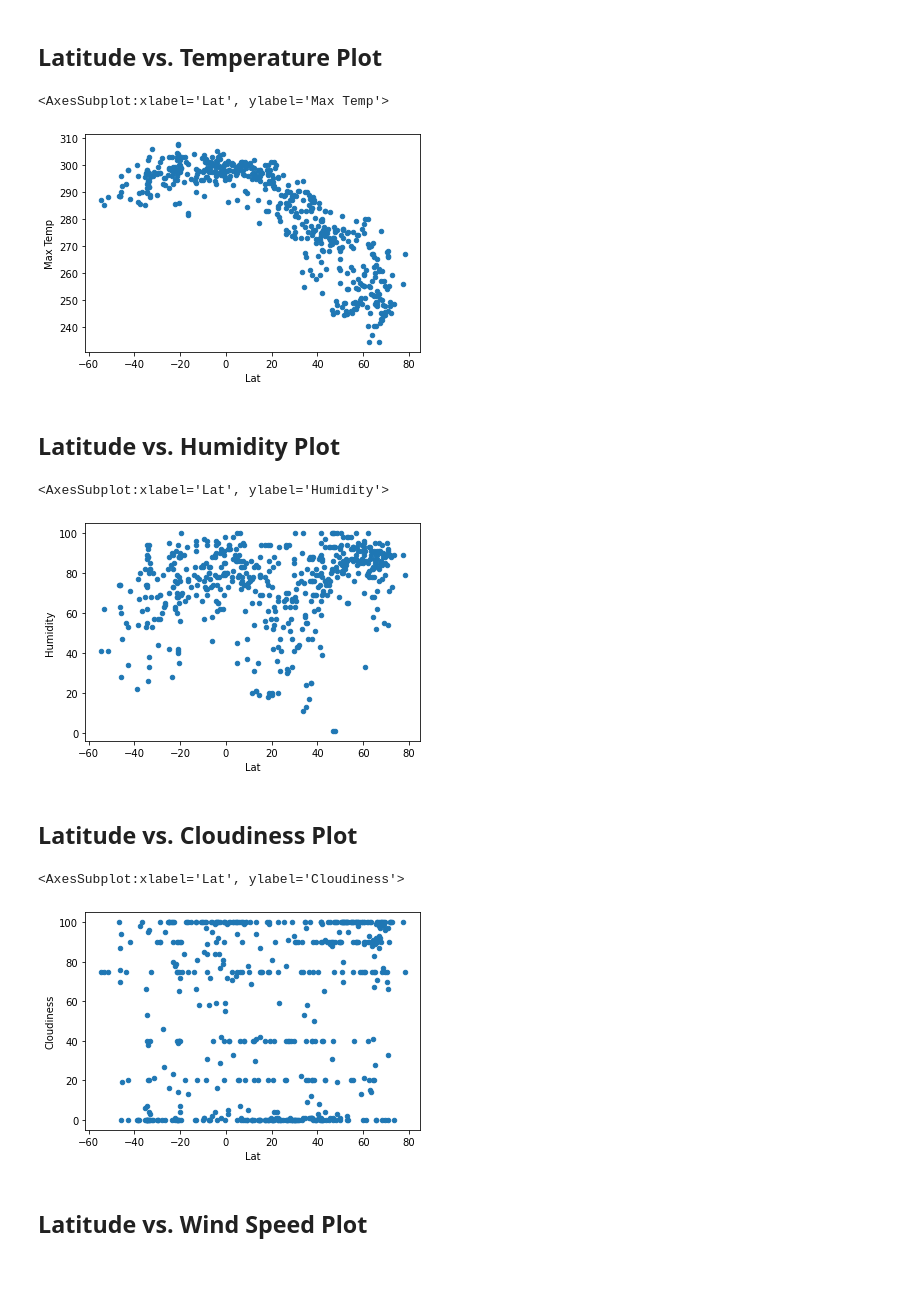
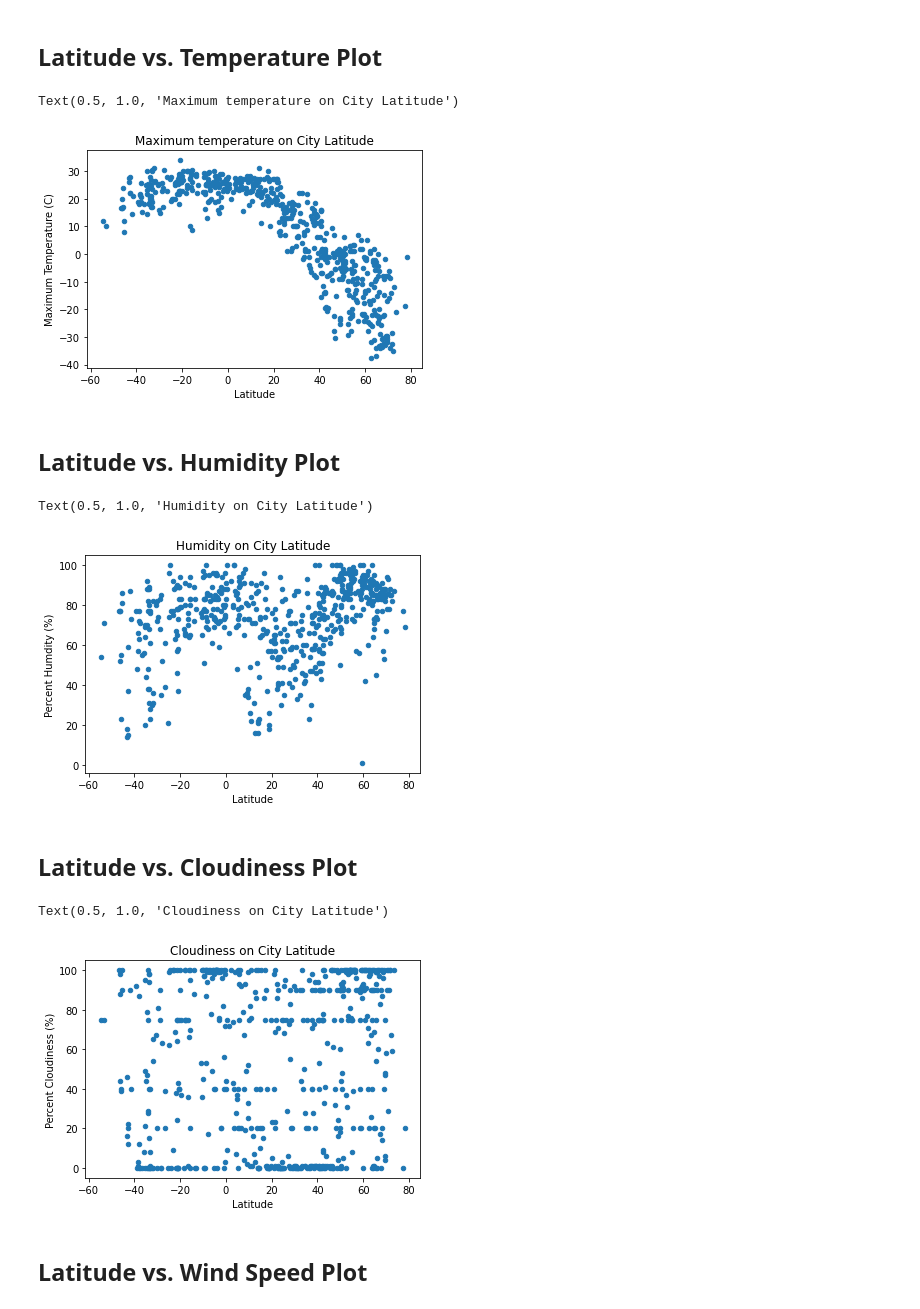
Before and after one commit to tolgacaglar/python-api-challenge, a Jupyter notebook: src/WeatherPy.ipynb, the cells around one changed output. Saved outputs shown, nothing was run; the diff lists cells and outputs as text; code cells hidden in the pictures; blank space fills up the shorter version.

Commit message:
Saving data to csv and plotting for WeatherPy

```diff
--- a/src/WeatherPy.ipynb
+++ b/src/WeatherPy.ipynb
@@ -22,7 +22,7 @@ from api_keys import weather_api_key
 from citipy import citipy
 
 # Output File (CSV)
-output_data_file = "output_data/cities.csv"
+output_data_file = "../output_data/cities.csv"
 
 # Range of latitudes and longitudes
 lat_range = (-90, 90)
@@ -160,3 +160,5 @@ city_data_df.to_csv(csv_path, index_label="City_ID")
+# %%
+city_data_df = pd.read_csv(output_data_file)
 # %% [markdown]
 ## Inspect the data and remove the cities where the humidity > 100%.
 ----
@@ -181,23 +183,32 @@ clean_city_data_df = city_data_df.drop(index = index_of_nonphys_humidity , inpla
 # %% [markdown]
 ## Latitude vs. Temperature Plot
 # %%
-clean_city_data_df.plot(kind="scatter", x="Lat", y="Max Temp")
+ax = clean_city_data_df.plot(kind="scatter", x="Lat", y="Max Temp")
+ax.set_xlabel("Latitude")
+ax.set_ylabel("Maximum Temperature (C)")
+ax.set_title("Maximum temperature on City Latitude")
 # %% [output]
-<AxesSubplot:xlabel='Lat', ylabel='Max Temp'>
+Text(0.5, 1.0, 'Maximum temperature on City Latitude')
-[figure, old version]
+[figure, new version]
 # %% [markdown]
 ## Latitude vs. Humidity Plot
 # %%
-clean_city_data_df.plot(kind="scatter", x="Lat", y="Humidity")
+ax = clean_city_data_df.plot(kind="scatter", x="Lat", y="Humidity")
+ax.set_xlabel("Latitude")
+ax.set_ylabel("Percent Humdity (%)")
+ax.set_title("Humidity on City Latitude")
 # %% [output]
-<AxesSubplot:xlabel='Lat', ylabel='Humidity'>
+Text(0.5, 1.0, 'Humidity on City Latitude')
-[figure, old version]
+[figure, new version]
 # %% [markdown]
 ## Latitude vs. Cloudiness Plot
 # %%
-clean_city_data_df.plot(kind="scatter", x="Lat", y="Cloudiness")
+ax = clean_city_data_df.plot(kind="scatter", x="Lat", y="Cloudiness")
+ax.set_xlabel("Latitude")
+ax.set_ylabel("Percent Cloudiness (%)")
+ax.set_title("Cloudiness on City Latitude")
 # %% [output]
-<AxesSubplot:xlabel='Lat', ylabel='Cloudiness'>
+Text(0.5, 1.0, 'Cloudiness on City Latitude')
-[figure, old version]
+[figure, new version]
 # %% [markdown]
 ## Latitude vs. Wind Speed Plot
```
Also changed, not shown: parts of 12 cells of this notebook, 3 other files.
